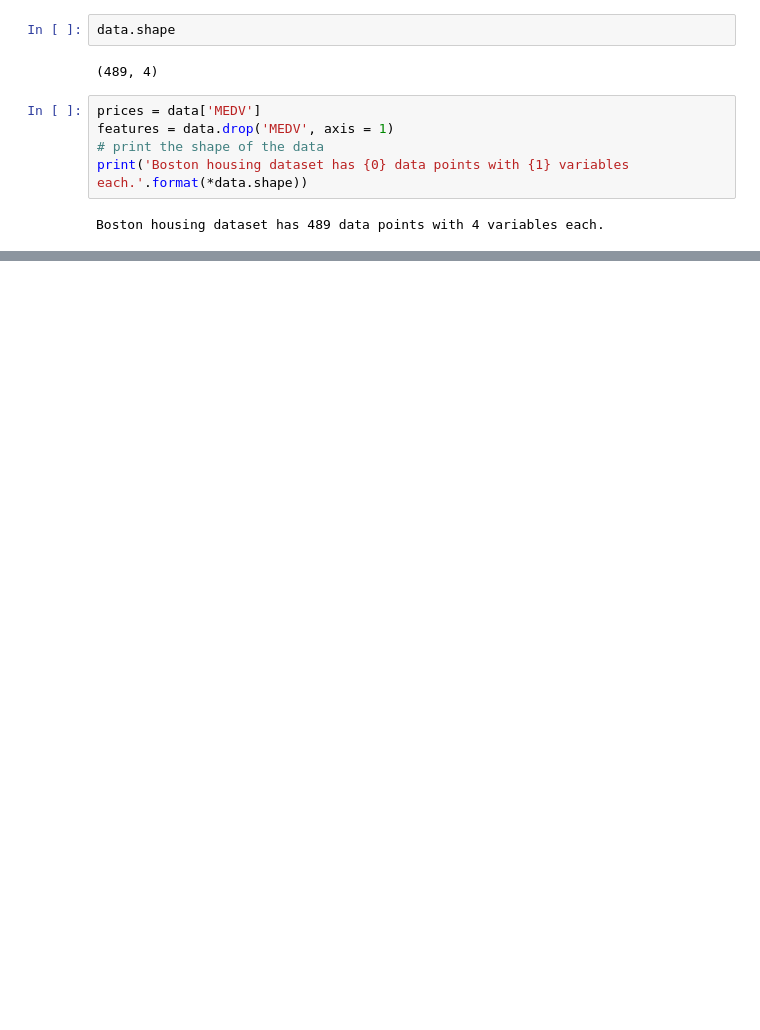
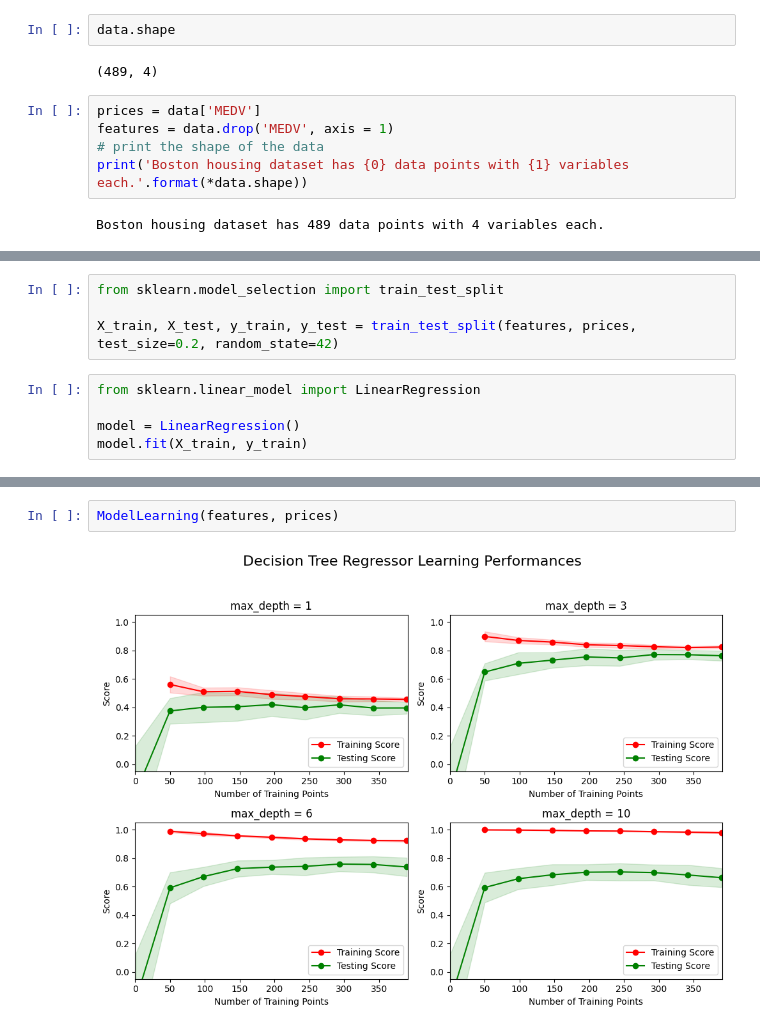
Before and after one commit to omarsamy1995/advanced_machine_learning_course_Amit, a Jupyter notebook: matriales/boston_housing_project_one_machine_learning/code/boston_house.ipynb, the cells around one changed output, grey strips where cells are left out. Cells and saved outputs as stored; diff of their text form; blank space fills up the shorter version.

```diff
--- a/matriales/boston_housing_project_one_machine_learning/code/boston_house.ipynb
+++ b/matriales/boston_housing_project_one_machine_learning/code/boston_house.ipynb
@@ -54,0 +92,9 @@ Boston housing dataset has 489 data points with 4 variables each.
+# %%
+from sklearn.model_selection import train_test_split
+
+X_train, X_test, y_train, y_test = train_test_split(features, prices, test_size=0.2, random_state=42)
+# %%
+from sklearn.linear_model import LinearRegression
+
+model = LinearRegression()
+model.fit(X_train, y_train)
@@ -54,0 +221,4 @@ Boston housing dataset has 489 data points with 4 variables each.
+# %%
+ModelLearning(features, prices)
+# %% [output]
+[figure, added]
```
Also changed, not shown: parts of 12 cells of this notebook, 1 other file.
